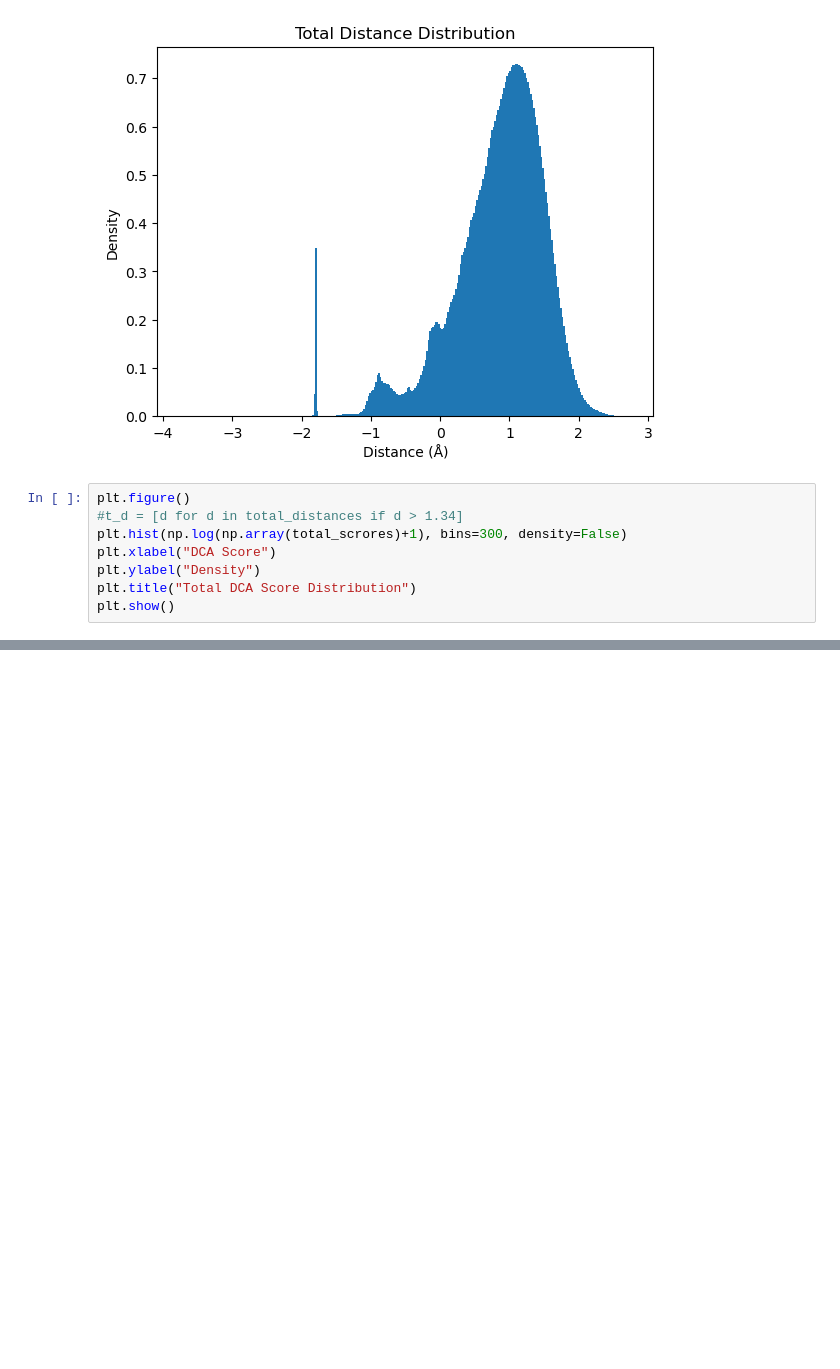
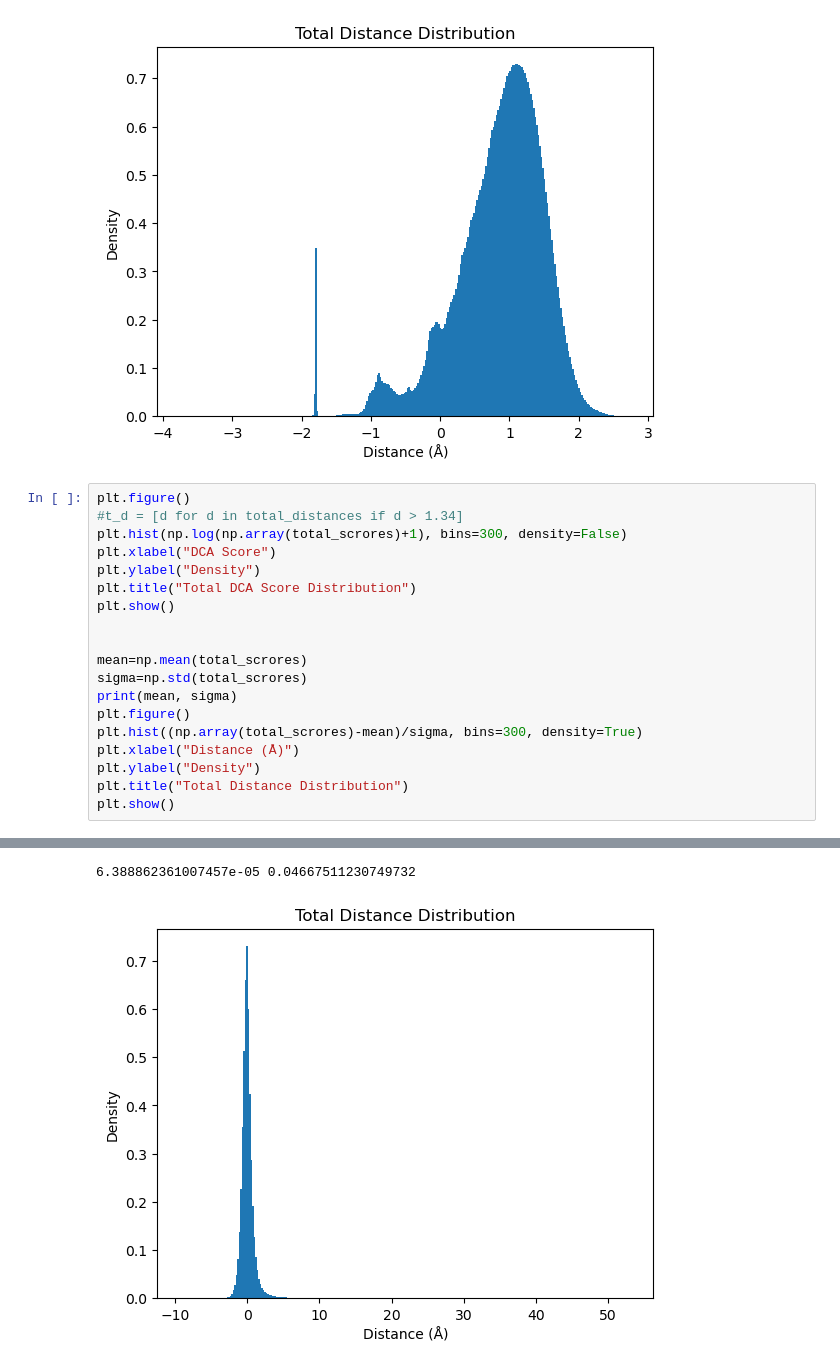
Before and after one commit to Fabiog17/Internship, a Jupyter notebook: Data_acquisition.ipynb, the cells around one changed output, grey strips where cells are left out. Saved outputs shown, nothing was run; the diff lists cells and outputs as text; blank space fills up the shorter version.

```diff
--- a/Data_acquisition.ipynb
+++ b/Data_acquisition.ipynb
@@ -303,10 +303,23 @@ plt.show()
 # %%
 plt.figure()
 #t_d = [d for d in total_distances if d > 1.34]
 plt.hist(np.log(np.array(total_scrores)+1), bins=300, density=False)
 plt.xlabel("DCA Score")
 plt.ylabel("Density")
 plt.title("Total DCA Score Distribution")
 plt.show()
+
+
+mean=np.mean(total_scrores)
+sigma=np.std(total_scrores)
+print(mean, sigma)
+plt.figure()
+plt.hist((np.array(total_scrores)-mean)/sigma, bins=300, density=True)
+plt.xlabel("Distance (Å)")
+plt.ylabel("Density")
+plt.title("Total Distance Distribution")
+plt.show()
 # %% [output]
 [figure]
+6.388862361007457e-05 0.04667511230749732
+[figure, added]
```
Also changed, not shown: parts of 3 cells of this notebook, 5 other files.
